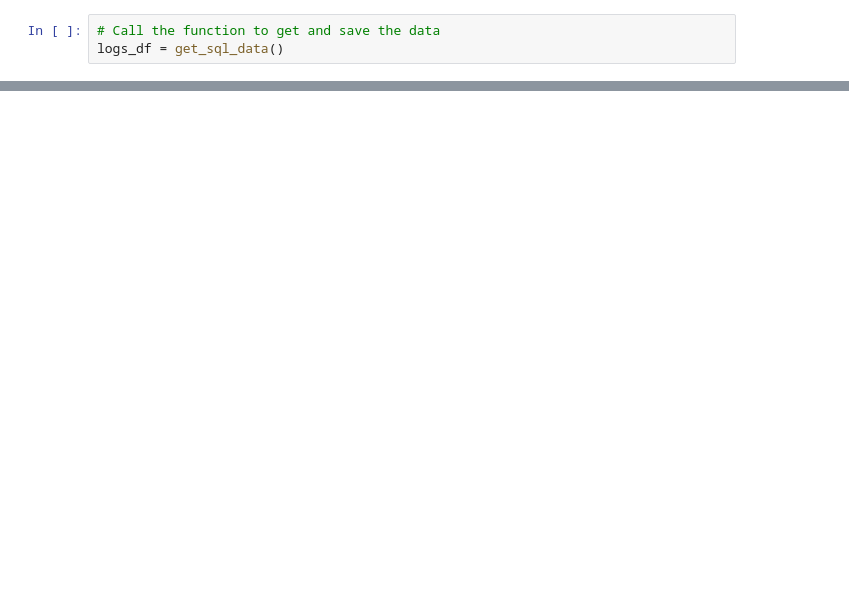
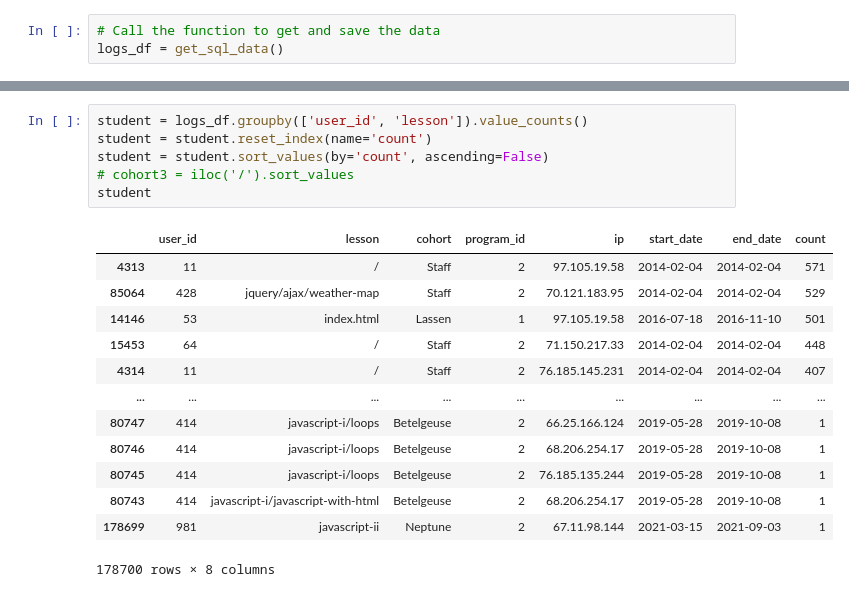
Before and after one commit to Curriculum-Assurance-Team/Curriculum_Engagement_and_Usage_Analysis, a Jupyter notebook: annie_explore.ipynb, the cells around one changed output, grey strips where cells are left out. Saved outputs shown, nothing was run; the diff lists cells and outputs as text; blank space fills up the shorter version.

```diff
--- a/annie_explore.ipynb
+++ b/annie_explore.ipynb
@@ -72,0 +264,20 @@ logs_df.head()
+# %%
+student = logs_df.groupby(['user_id', 'lesson']).value_counts()
+student = student.reset_index(name='count')
+student = student.sort_values(by='count', ascending=False)
+# cohort3 = iloc('/').sort_values
+student
+# %% [output]
+|  | user_id | lesson | cohort | program_id | ip | start_date | end_date | count |
+| 4313 | 11 | / | Staff | 2 | 97.105.19.58 | 2014-02-04 | 2014-02-04 | 571 |
+| 85064 | 428 | jquery/ajax/weather-map | Staff | 2 | 70.121.183.95 | 2014-02-04 | 2014-02-04 | 529 |
+| 14146 | 53 | index.html | Lassen | 1 | 97.105.19.58 | 2016-07-18 | 2016-11-10 | 501 |
+| 15453 | 64 | / | Staff | 2 | 71.150.217.33 | 2014-02-04 | 2014-02-04 | 448 |
+| 4314 | 11 | / | Staff | 2 | 76.185.145.231 | 2014-02-04 | 2014-02-04 | 407 |
+| ... | ... | ... | ... | ... | ... | ... | ... | ... |
+| 80747 | 414 | javascript-i/loops | Betelgeuse | 2 | 66.25.166.124 | 2019-05-28 | 2019-10-08 | 1 |
+| 80746 | 414 | javascript-i/loops | Betelgeuse | 2 | 68.206.254.17 | 2019-05-28 | 2019-10-08 | 1 |
+| 80745 | 414 | javascript-i/loops | Betelgeuse | 2 | 76.185.135.244 | 2019-05-28 | 2019-10-08 | 1 |
+| 80743 | 414 | javascript-i/javascript-with-html | Betelgeuse | 2 | 68.206.254.17 | 2019-05-28 | 2019-10-08 | 1 |
+| 178699 | 981 | javascript-ii | Neptune | 2 | 67.11.98.144 | 2021-03-15 | 2021-09-03 | 1 |
+178700 rows × 8 columns
```
Also changed, not shown: parts of 23 cells of this notebook.
